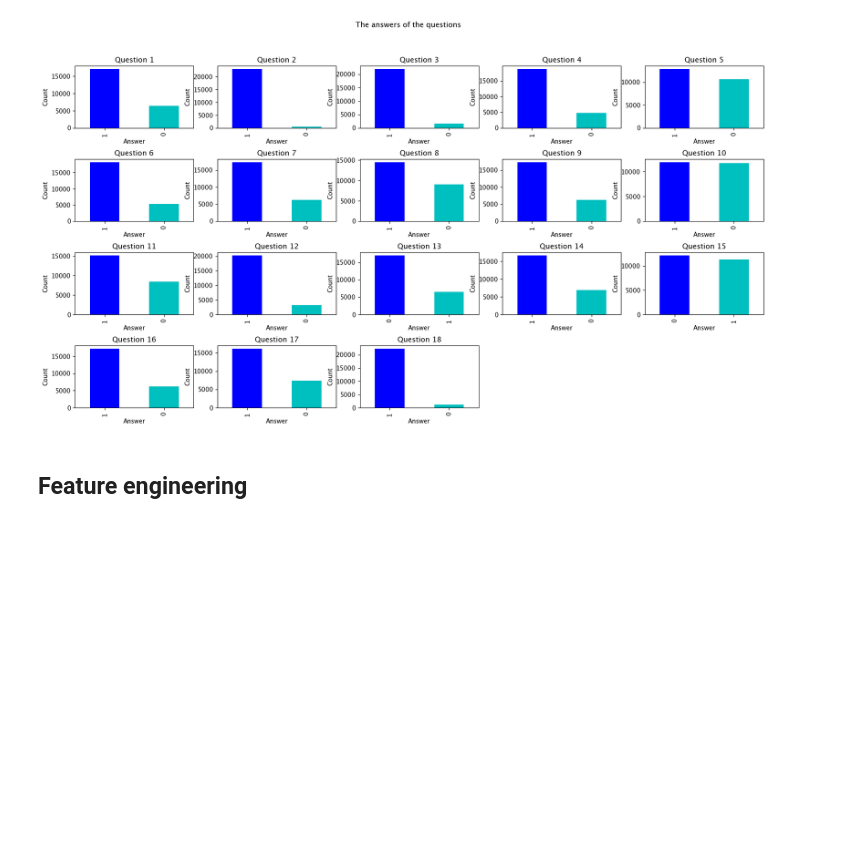
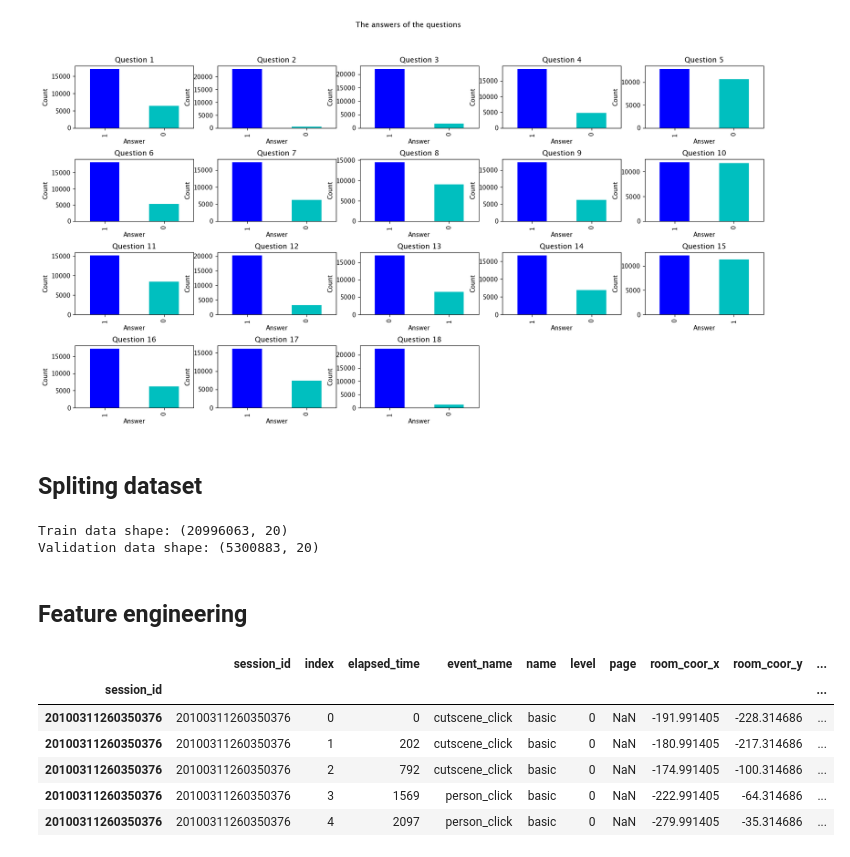
Before and after one commit to clvrobj/CS5228-G09-game-play-peformance-predict, a Jupyter notebook: game_play_performance_prediction.ipynb, the cells around one changed output. Cells and saved outputs as stored; diff of their text form; code cells hidden in the pictures; blank space fills up the shorter version.

```diff
--- a/game_play_performance_prediction.ipynb
+++ b/game_play_performance_prediction.ipynb
@@ -112,6 +127,37 @@ for i in range(18):
     plt.ylabel('Count')
 # %% [output]
 [figure]
+# %% [markdown]
+## Spliting dataset
+# %%
+# Split the train data into train and validation data base on the session_id into different groups
+from sklearn.model_selection import train_test_split
+
+# Get the unique session_ids
+train_data.index = train_data['session_id']
+session_ids = train_data.index.unique()
+
+# Use train_test_split to split the unique session_ids
+train_ids, test_ids = train_test_split(session_ids, test_size=0.2, random_state=42)
+
+# Use the split session_ids to create the train and test datasets
+X_train_, X_val_ = train_data.loc[train_ids], train_data.loc[test_ids]
+
+print('Train data shape:', X_train_.shape)
+print('Validation data shape:', X_val_.shape)
+# %% [output]
+Train data shape: (20996063, 20)
+Validation data shape: (5300883, 20)
 # %% [markdown]
 ## Feature engineering
+# %%
+X_train_.head()
+# %% [output]
+|  | session_id | index | elapsed_time | event_name | name | level | page | room_coor_x | room_coor_y | ... |
+| session_id |  |  |  |  |  |  |  |  |  | ... |
+| 20100311260350376 | 20100311260350376 | 0 | 0 | cutscene_click | basic | 0 | NaN | -191.991405 | -228.314686 | ... |
+| 20100311260350376 | 20100311260350376 | 1 | 202 | cutscene_click | basic | 0 | NaN | -180.991405 | -217.314686 | ... |
+| 20100311260350376 | 20100311260350376 | 2 | 792 | cutscene_click | basic | 0 | NaN | -174.991405 | -100.314686 | ... |
+| 20100311260350376 | 20100311260350376 | 3 | 1569 | person_click | basic | 0 | NaN | -222.991405 | -64.314686 | ... |
+| 20100311260350376 | 20100311260350376 | 4 | 2097 | person_click | basic | 0 | NaN | -279.991405 | -35.314686 | ... |
 # %%
```
Also changed, not shown: parts of 24 cells of this notebook, 1 other file.
